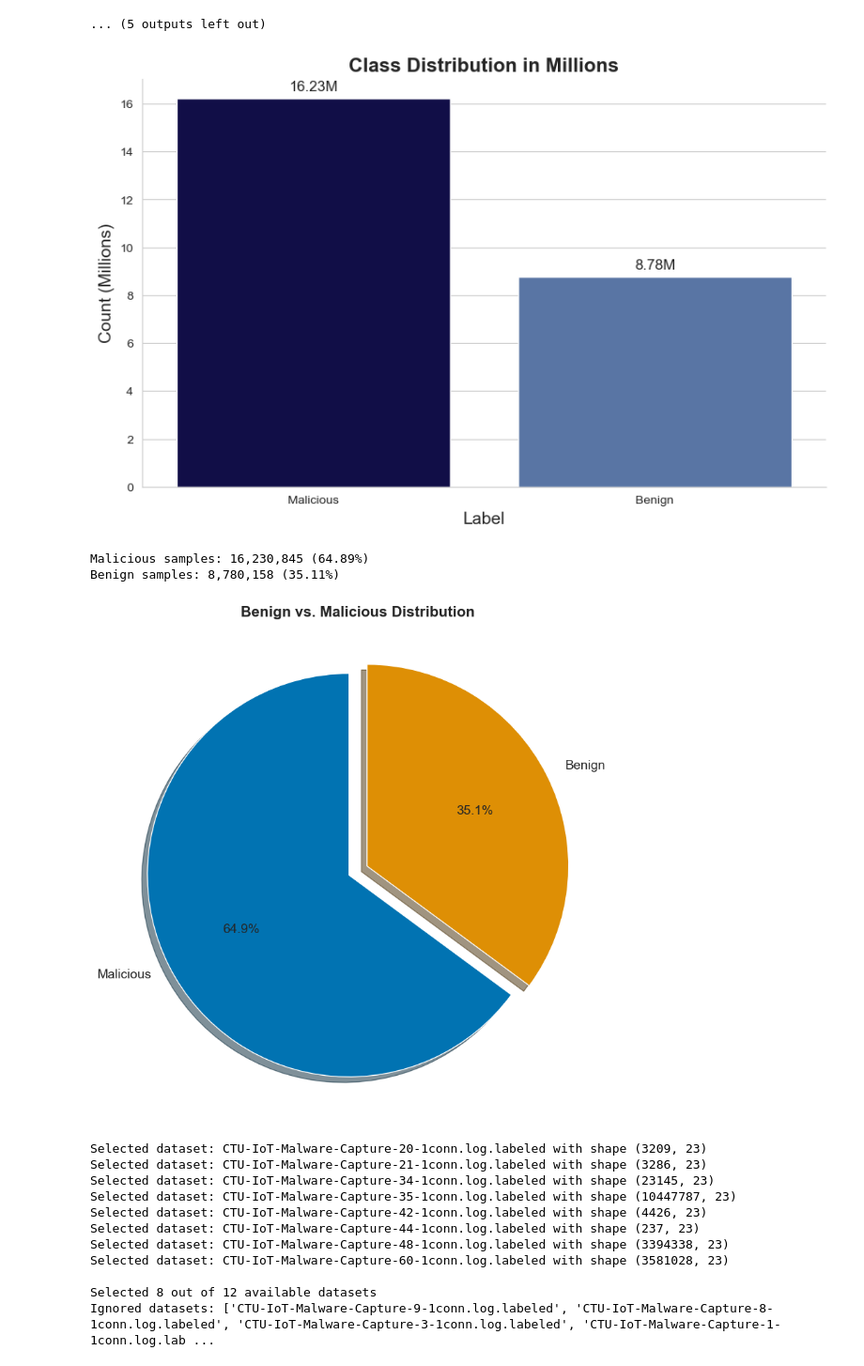
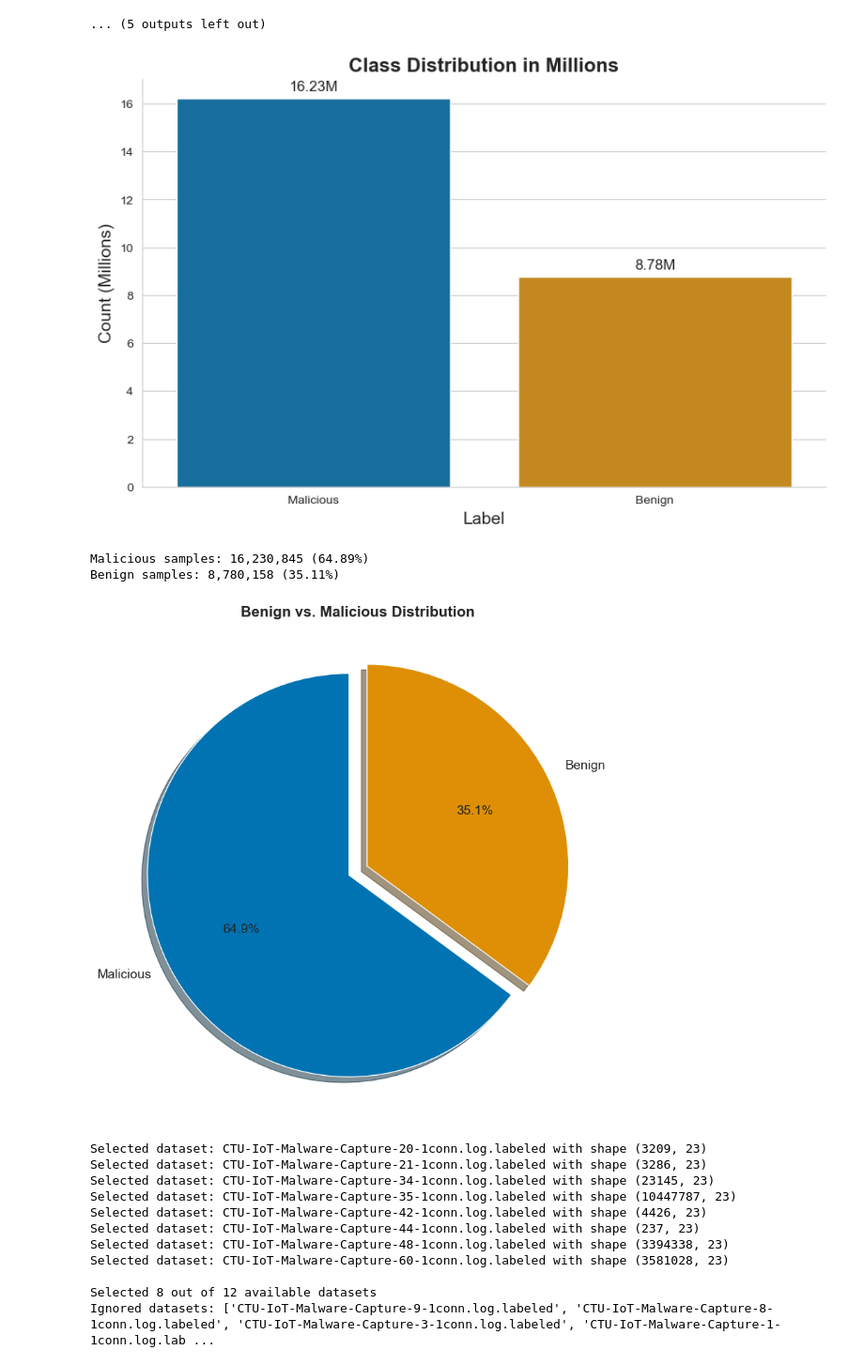
Before and after one commit to Sanduni-Gamage/ML-Project, a Jupyter notebook: project.ipynb, the cells around one changed output. Shown: that part at 94% size. Saved outputs shown, nothing was run; the diff lists cells and outputs as text; code cells hidden in the pictures.

```diff
--- a/project.ipynb
+++ b/project.ipynb
@@ -431,15 +443,31 @@ Name: count, dtype: int64
 proto:
 ... (5 outputs left out)
 # %%
-# Create visualization of Benign vs Malicious distribution using Seaborn
+# Create visualization of Benign vs Malicious
 # Collect all label values from all datasets
 all_labels = []
+unexpected_labels = set()
+
 for name, df in datasets.items():
     if 'label' in df.columns:
+        # Check for unexpected label values before mapping
+        unique_labels = df['label'].dropna().unique()
+        for lbl in unique_labels:
+            lbl_str = str(lbl).lower()
+            if 'benign' not in lbl_str and 'malicious' not in lbl_str:
+                unexpected_labels.add(str(lbl))
+
         # Standardize the labels to Benign and Malicious
         df_labels = df['label'].copy()
         df_labels = df_labels.apply(lambda x: "Benign" if "benign" in str(x).lower() else "Malicious")
         all_labels.append(df_labels)
+
+# Warn if unexpected labels found
+if unexpected_labels:
+    print(f" Found unexpected label values that will be mapped to 'Malicious':")
+    for lbl in unexpected_labels:
+        print(f"   - {lbl}")
+    print()
 
 if all_labels:
     # Concatenate all label series
@@ -458,39 +486,40 @@ if all_labels:
     # Create the figure
     plt.figure(figsize=(10, 6))
 
-    # Create a Seaborn bar plot
-    ax = sns.barplot(x=counts.index, y=counts_in_millions, palette=["#090550", "#4C72B0"])
+    # Create a Seaborn bar plot with dynamic color palette
+    palette = sns.color_palette("colorblind", n_colors=len(counts))
+    ax = sns.barplot(x=counts.index, y=counts_in_millions, palette=palette)
 
     # Add value labels on top of each bar
     for i, count in enumerate(counts_in_millions):
         ax.text(i, count + 0.3, f'{count:.2f}M', ha='center', fontsize=12)
 
     # Set title and labels with better fonts
     ax.set_title('Class Distribution in Millions', fontsize=16, fontweight='bold')
     ax.set_xlabel('Label', fontsize=14)
     ax.set_ylabel('Count (Millions)', fontsize=14)
     # Remove top and right spines
     sns.despine()
     plt.show()
 
     # Print counts for reference
     print(f"Malicious samples: {counts['Malicious']:,} ({counts['Malicious']/len(combined_labels)*100:.2f}%)")
     print(f"Benign samples: {counts['Benign']:,} ({counts['Benign']/len(combined_labels)*100:.2f}%)")
 
     # Create a pie chart using Seaborn color palette
     plt.figure(figsize=(8, 8))
-    colors = sns.color_palette("colorblind")[0:2]
+    colors = sns.color_palette("colorblind", n_colors=len(counts))
     plt.pie(counts, labels=counts.index,
             autopct='%1.1f%%', startangle=90, colors=colors,
             explode=(0.05, 0.05), shadow=True, textprops={'fontsize': 14})
     plt.axis('equal')  # Equal aspect ratio ensures that pie is drawn as a circle
     plt.title('Benign vs. Malicious Distribution', fontsize=16, fontweight='bold')
     plt.tight_layout()
     plt.show()
 else:
     print("No 'label' column found in the datasets")
 # %% [output]
-[figure, old version]
+[figure, new version]
 Malicious samples: 16,230,845 (64.89%)
 Benign samples: 8,780,158 (35.11%)
 [figure]
```
Also changed, not shown: parts of 19 cells of this notebook.
